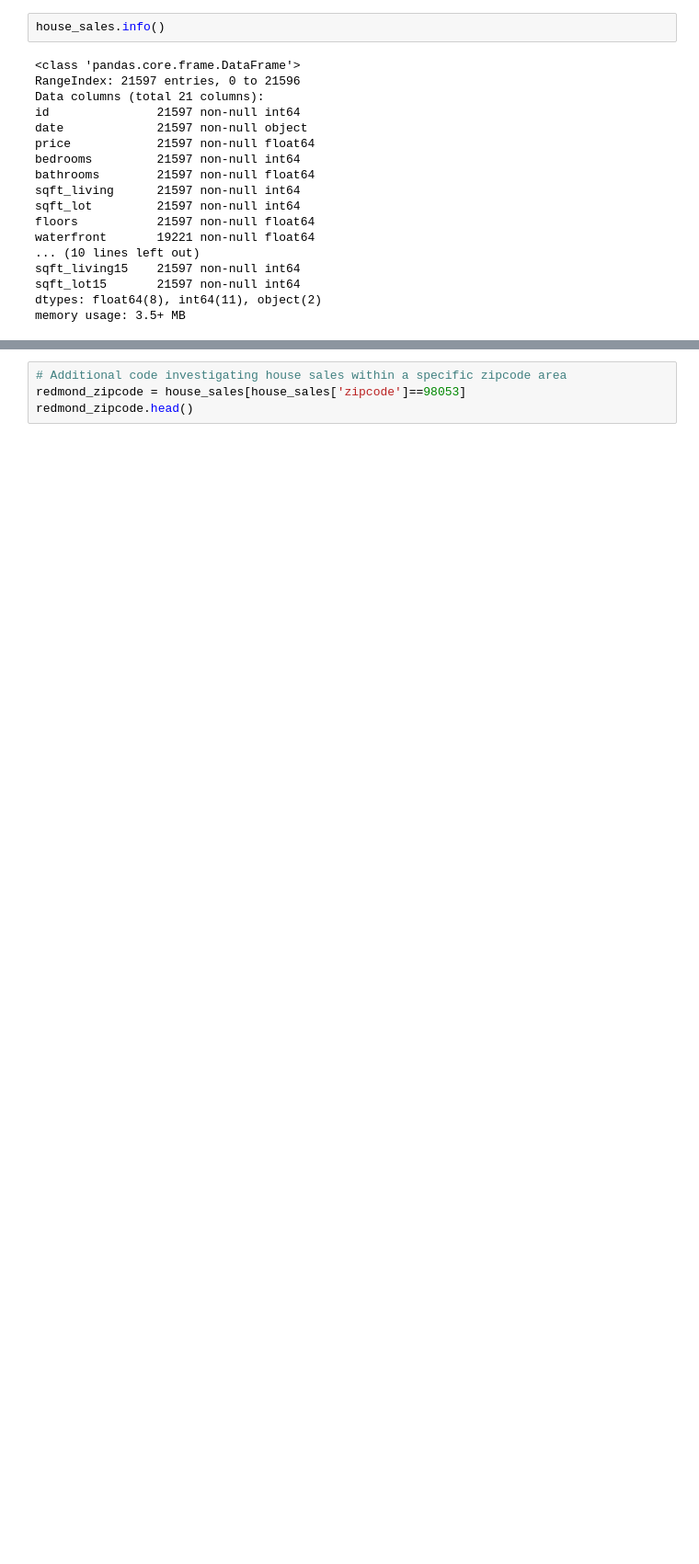
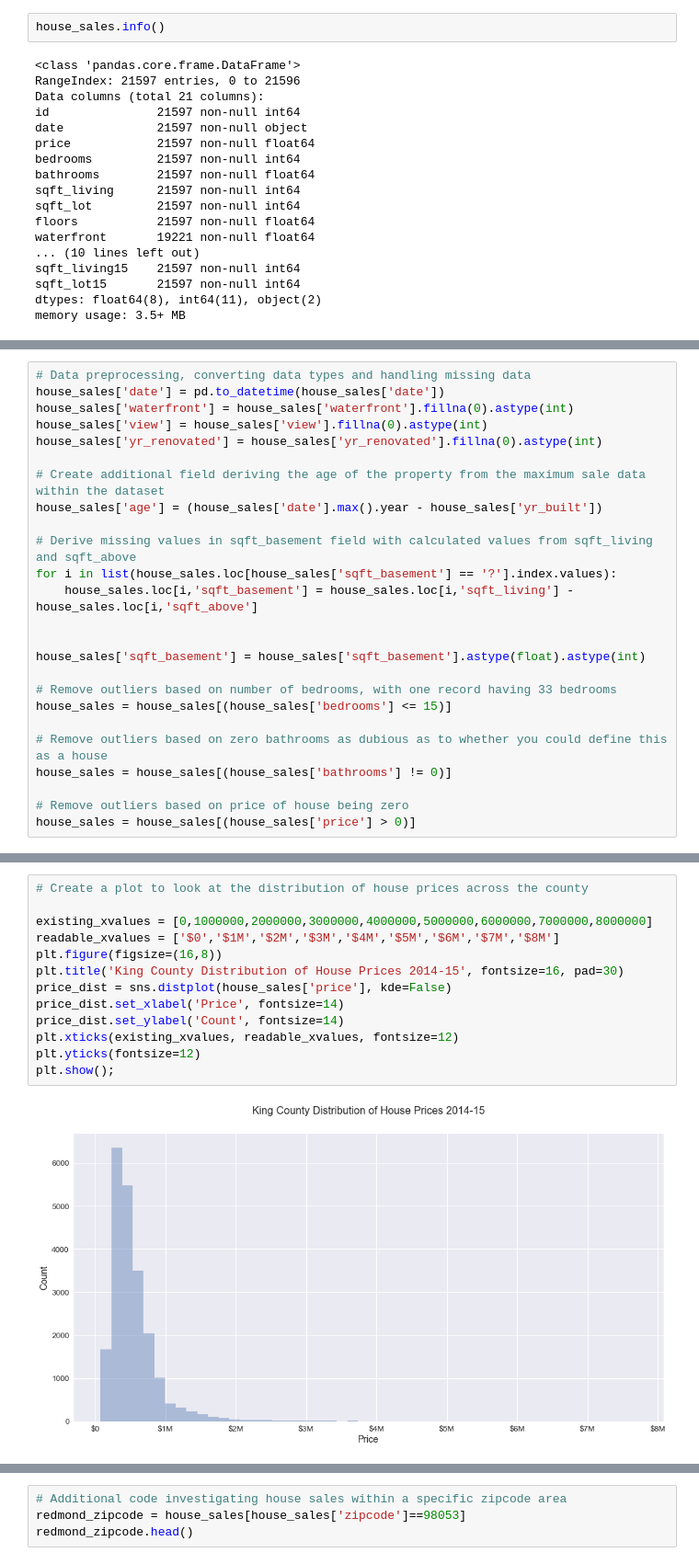
Before and after one commit to toopster/dsc-mod-2-project-v2-1-online-ds-sp-000, a Jupyter notebook: index.ipynb, the cells around one changed output, grey strips where cells are left out. Shown at 92% size. Cells and saved outputs as stored; diff of their text form; blank space fills up the shorter version.

Commit message:
Further changes to the visualisations and data preprocessing stages

```diff
--- a/index.ipynb
+++ b/index.ipynb
@@ -193,0 +253,25 @@ Name: yr_renovated, Length: 70, dtype: int64
+# %%
+# Data preprocessing, converting data types and handling missing data
+house_sales['date'] = pd.to_datetime(house_sales['date'])
+house_sales['waterfront'] = house_sales['waterfront'].fillna(0).astype(int)
+house_sales['view'] = house_sales['view'].fillna(0).astype(int)
+house_sales['yr_renovated'] = house_sales['yr_renovated'].fillna(0).astype(int)
+
+# Create additional field deriving the age of the property from the maximum sale data within the dataset
+house_sales['age'] = (house_sales['date'].max().year - house_sales['yr_built'])
+
+# Derive missing values in sqft_basement field with calculated values from sqft_living and sqft_above
+for i in list(house_sales.loc[house_sales['sqft_basement'] == '?'].index.values):
+    house_sales.loc[i,'sqft_basement'] = house_sales.loc[i,'sqft_living'] - house_sales.loc[i,'sqft_above']
+
+
+house_sales['sqft_basement'] = house_sales['sqft_basement'].astype(float).astype(int)
+
+# Remove outliers based on number of bedrooms, with one record having 33 bedrooms
+house_sales = house_sales[(house_sales['bedrooms'] <= 15)]
+
+# Remove outliers based on zero bathrooms as dubious as to whether you could define this as a house
+house_sales = house_sales[(house_sales['bathrooms'] != 0)]
+
+# Remove outliers based on price of house being zero
+house_sales = house_sales[(house_sales['price'] > 0)]
@@ -193,0 +288,15 @@ Name: yr_renovated, Length: 70, dtype: int64
+# %%
+# Create a plot to look at the distribution of house prices across the county
+
+existing_xvalues = [0,1000000,2000000,3000000,4000000,5000000,6000000,7000000,8000000]
+readable_xvalues = ['$0','$1M','$2M','$3M','$4M','$5M','$6M','$7M','$8M']
+plt.figure(figsize=(16,8))
+plt.title('King County Distribution of House Prices 2014-15', fontsize=16, pad=30)
+price_dist = sns.distplot(house_sales['price'], kde=False)
+price_dist.set_xlabel('Price', fontsize=14)
+price_dist.set_ylabel('Count', fontsize=14)
+plt.xticks(existing_xvalues, readable_xvalues, fontsize=12)
+plt.yticks(fontsize=12)
+plt.show();
+# %% [output]
+[figure, added]
```
Also changed, not shown: parts of 22 cells of this notebook.
